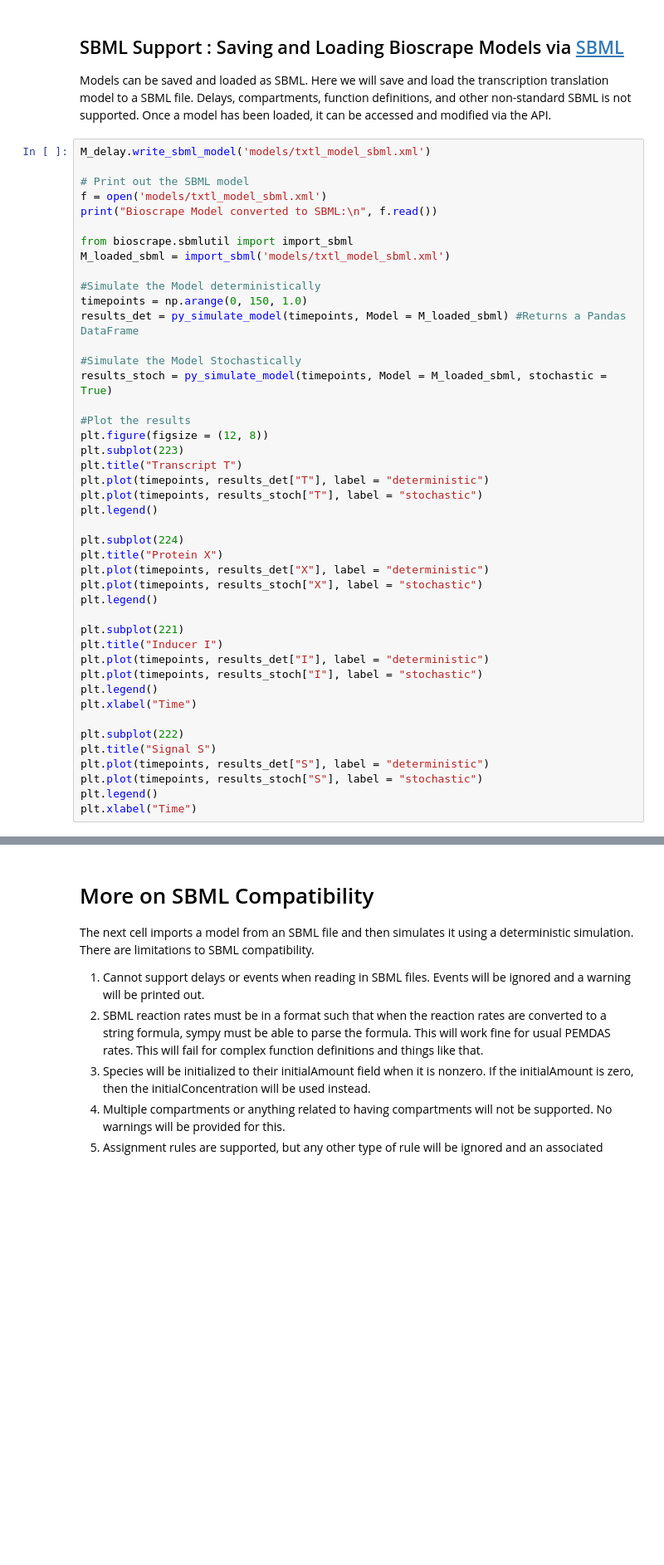
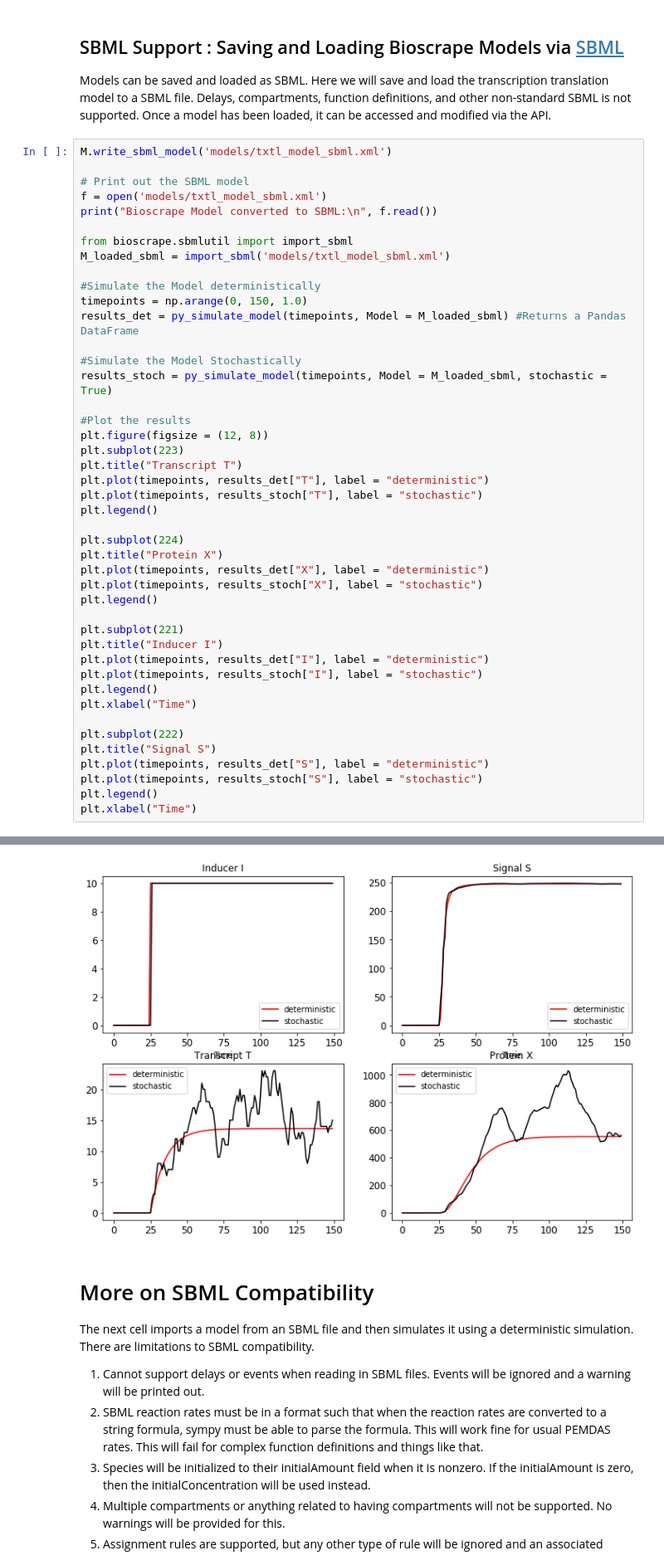
Before and after one commit to biocircuits/bioscrape, a Jupyter notebook: examples/Basic Examples - START HERE.ipynb, the cells around one changed output, grey strips where cells are left out. Shown at 83% size. Cells and saved outputs as stored; diff of their text form; blank space fills up the shorter version.

```diff
--- a/examples/Basic Examples - START HERE.ipynb
+++ b/examples/Basic Examples - START HERE.ipynb
@@ -260,7 +227,7 @@ Text(0.5, 0, 'Time')
 Models can be saved and loaded as SBML. Here we will save and load the transcription translation model to a SBML file. Delays, compartments, function definitions, and other non-standard SBML is not supported.
 Once a model has been loaded, it can be accessed and modified via the API.
 # %%
-M_delay.write_sbml_model('models/txtl_model_sbml.xml')
+M.write_sbml_model('models/txtl_model_sbml.xml')
 
 # Print out the SBML model
 f = open('models/txtl_model_sbml.xml')
@@ -325,3 +292,4 @@ SyntaxError: SBML File models/txtl_model_sbml.xml cannot be read without errors
+[figure, added]
 # %% [markdown]
 # More on SBML Compatibility
 
```
Also changed, not shown: parts of 6 cells of this notebook, 1 other file.
